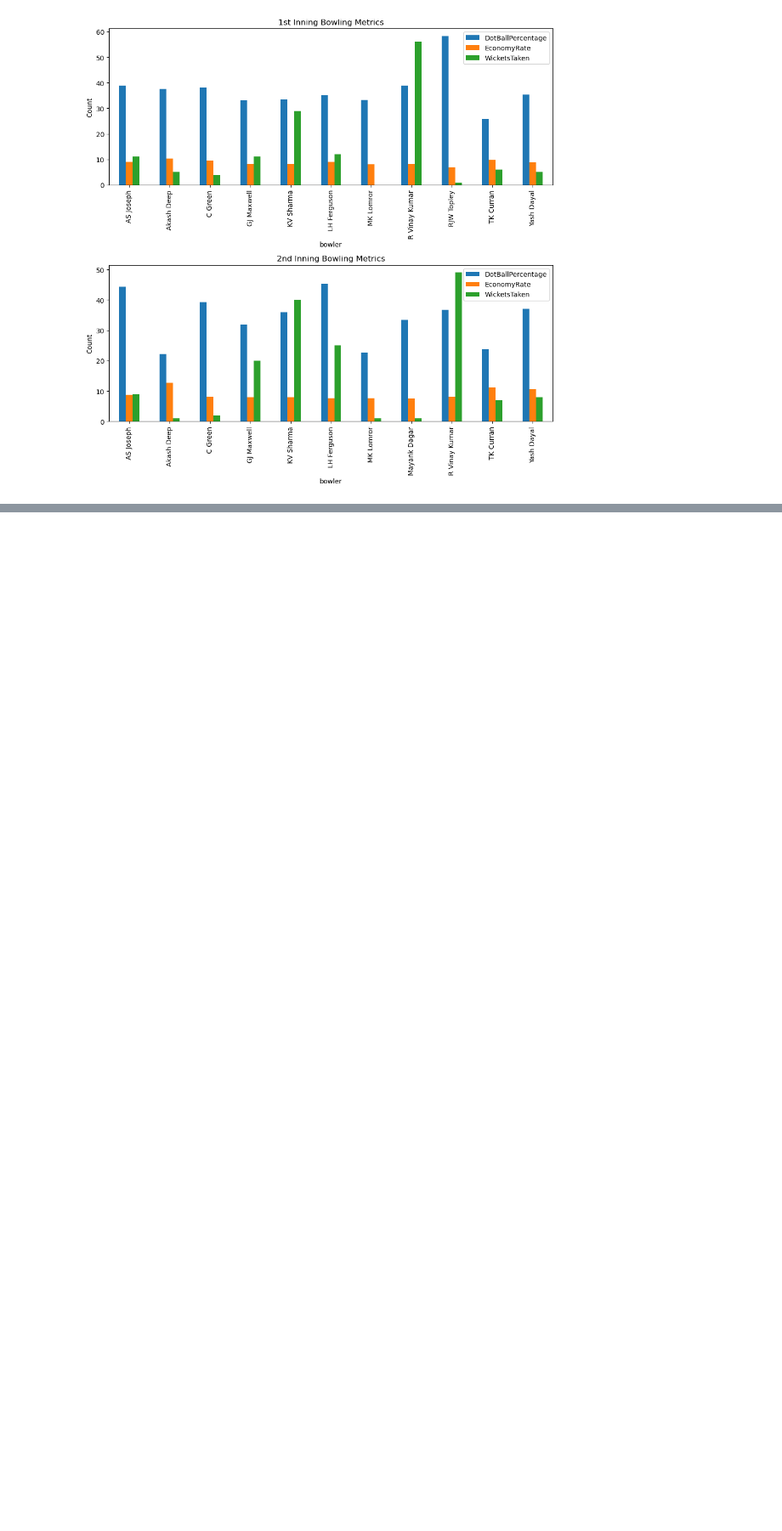
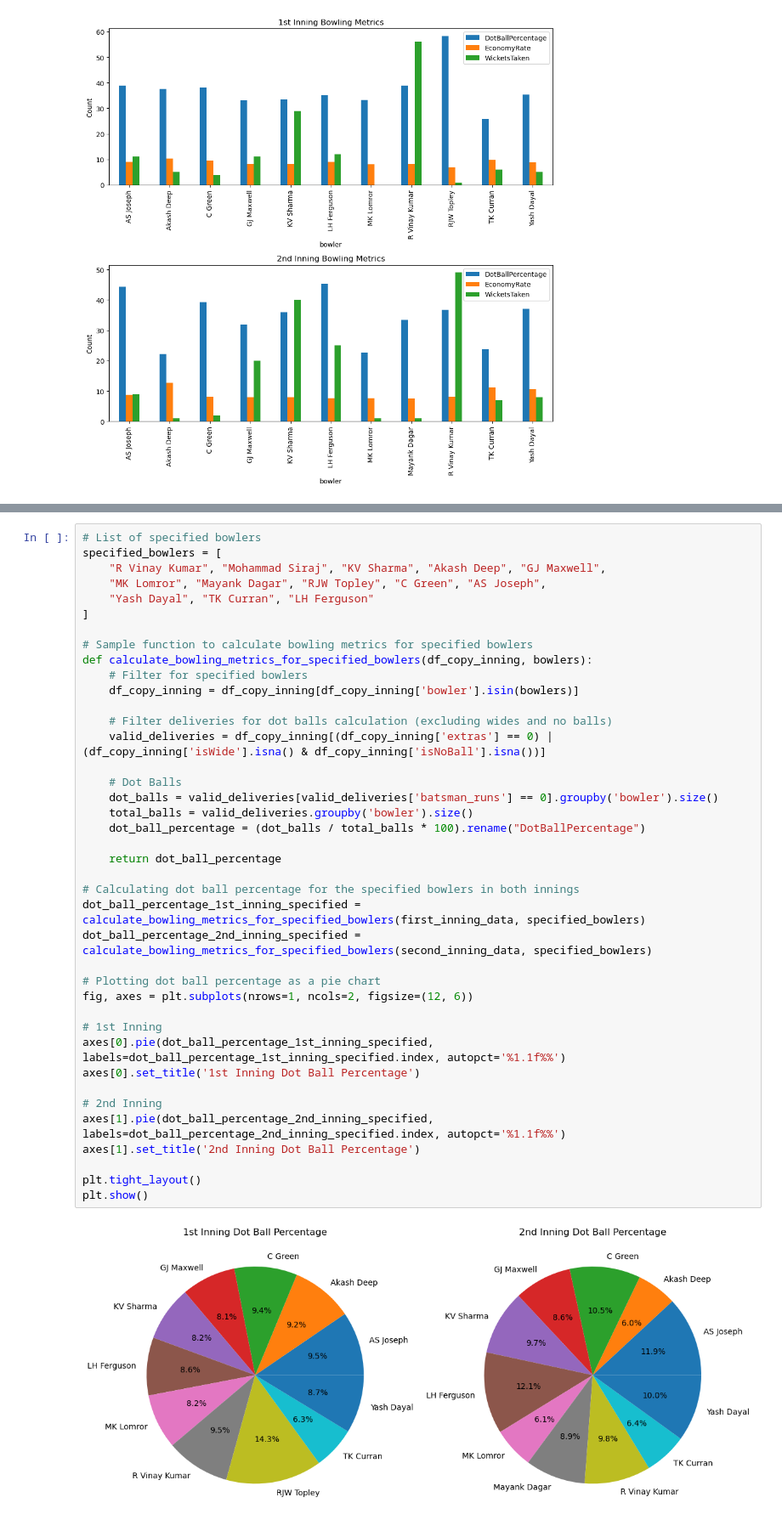
Before and after one commit to deb423/rcb_2024_bowling_analysis, a Jupyter notebook: rcb_bowling_analysis.ipynb, the cells around one changed output, grey strips where cells are left out. Shown at 85% size. Drawn from its saved outputs; the diff is of its cells as text; blank space fills up the shorter version.

```diff
--- a/rcb_bowling_analysis.ipynb
+++ b/rcb_bowling_analysis.ipynb
@@ -994,3 +1126,45 @@ plt.show()
+# %%
+# List of specified bowlers
+specified_bowlers = [
+    "R Vinay Kumar", "Mohammad Siraj", "KV Sharma", "Akash Deep", "GJ Maxwell",
+    "MK Lomror", "Mayank Dagar", "RJW Topley", "C Green", "AS Joseph",
+    "Yash Dayal", "TK Curran", "LH Ferguson"
+]
+
+# Sample function to calculate bowling metrics for specified bowlers
+def calculate_bowling_metrics_for_specified_bowlers(df_copy_inning, bowlers):
+    # Filter for specified bowlers
+    df_copy_inning = df_copy_inning[df_copy_inning['bowler'].isin(bowlers)]
+
+    # Filter deliveries for dot balls calculation (excluding wides and no balls)
+    valid_deliveries = df_copy_inning[(df_copy_inning['extras'] == 0) | (df_copy_inning['isWide'].isna() & df_copy_inning['isNoBall'].isna())]
+
+    # Dot Balls
+    dot_balls = valid_deliveries[valid_deliveries['batsman_runs'] == 0].groupby('bowler').size()
+    total_balls = valid_deliveries.groupby('bowler').size()
+    dot_ball_percentage = (dot_balls / total_balls * 100).rename("DotBallPercentage")
+
+    return dot_ball_percentage
+
+# Calculating dot ball percentage for the specified bowlers in both innings
+dot_ball_percentage_1st_inning_specified = calculate_bowling_metrics_for_specified_bowlers(first_inning_data, specified_bowlers)
+dot_ball_percentage_2nd_inning_specified = calculate_bowling_metrics_for_specified_bowlers(second_inning_data, specified_bowlers)
+
+# Plotting dot ball percentage as a pie chart
+fig, axes = plt.subplots(nrows=1, ncols=2, figsize=(12, 6))
+
+# 1st Inning
+axes[0].pie(dot_ball_percentage_1st_inning_specified, labels=dot_ball_percentage_1st_inning_specified.index, autopct='%1.1f%%')
+axes[0].set_title('1st Inning Dot Ball Percentage')
+
+# 2nd Inning
+axes[1].pie(dot_ball_percentage_2nd_inning_specified, labels=dot_ball_percentage_2nd_inning_specified.index, autopct='%1.1f%%')
+axes[1].set_title('2nd Inning Dot Ball Percentage')
+
+plt.tight_layout()
+plt.show()
+# %% [output]
+[figure, added]
 # %%
 # Define the data
 bowlers = bowling_metrics_1st_inning_specified.index
```
Also changed, not shown: parts of 8 cells of this notebook.
